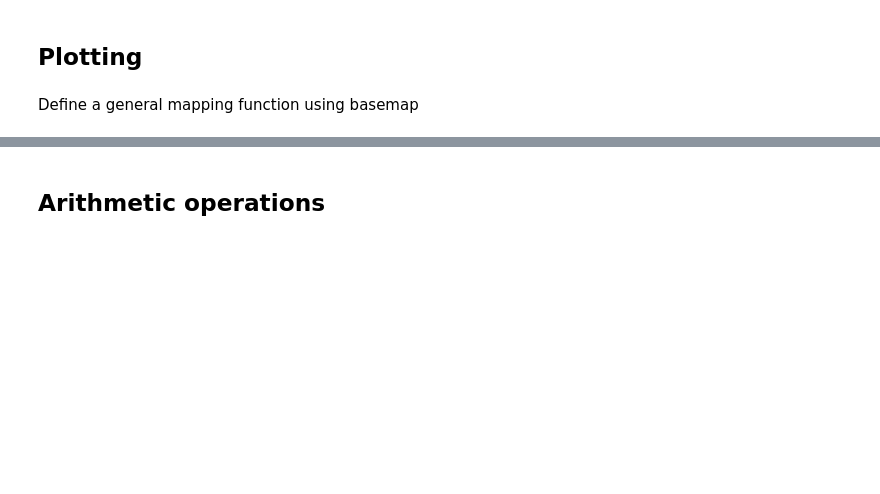
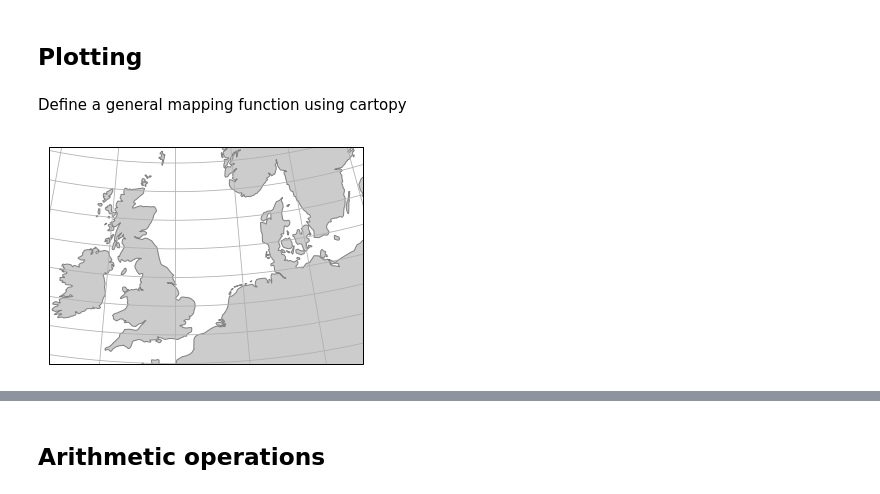
Before and after one commit to ueapy/pythoncourse2018-materials, a Jupyter notebook: notebooks/18-NetCDF-Intro.ipynb, the cells around one changed output, grey strips where cells are left out. Saved outputs shown, nothing was run; the diff lists cells and outputs as text; code cells hidden in the pictures; blank space fills up the shorter version.

Commit message:
Changs to plots in NetCDF-Intro

```diff
--- a/notebooks/18-NetCDF-Intro.ipynb
+++ b/notebooks/18-NetCDF-Intro.ipynb
@@ -268,26 +383,29 @@ import matplotlib.pyplot as plt
 import cartopy
 import cartopy.crs as ccrs
 # %% [markdown]
-Define a general mapping function using basemap
+Define a general mapping function using cartopy
 # %%
-def make_map(ds, var='', title=None, units=None):
+#def make_map(ds, var='', title=None, units=None):
+def make_map():
     # create figure and axes instances
     fig = plt.figure()
     ax = fig.add_subplot(111, projection=ccrs.Stereographic(central_latitude=60))
-#     ax.coastlines(resolution='50m', linewidth=0.5)
+    #ax.coastlines(resolution='50m', linewidth=0.5)
     ax.set_extent([-10, 15, 49, 60], crs=ccrs.PlateCarree())
 
     gl = ax.gridlines(draw_labels=False)
 
     feature = cartopy.feature.NaturalEarthFeature(name='coastline',
                                                   category='physical',
                                                   scale='50m',
                                                   edgecolor='0.5',
                                                   facecolor='0.8')
     ax.add_feature(feature)
     return fig, ax
 
-make_map(GETM)
+make_map();
+# %% [output]
+[figure, added]
 # %%
 latc = GETM.coords['latc']
 lonc = GETM.coords['lonc']
```
Also changed, not shown: parts of 31 cells of this notebook.
